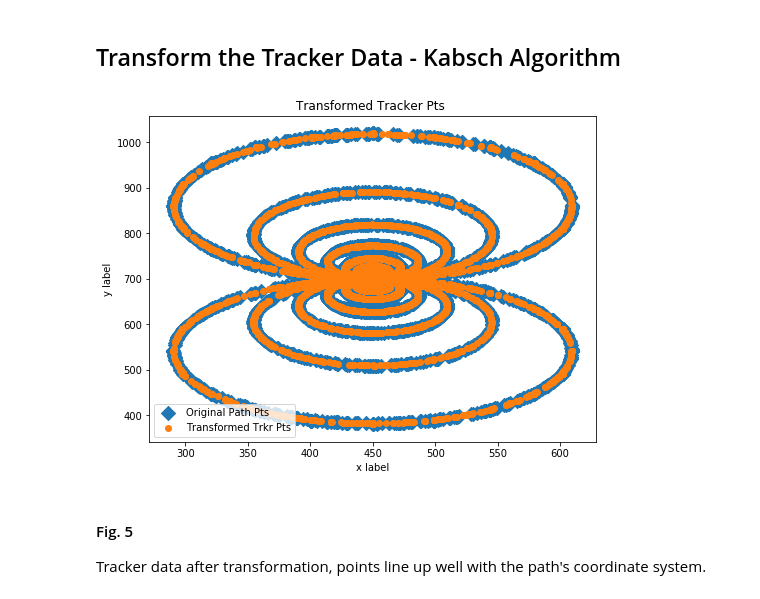
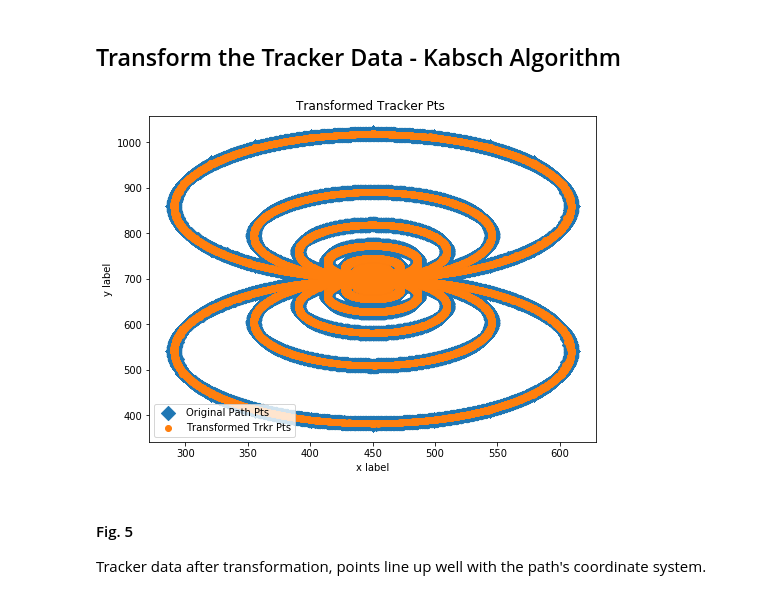
Before and after one commit to steve303/kuka_path_soln, a Jupyter notebook: path_soln.ipynb, the cells around one changed output. Cells and saved outputs as stored; diff of their text form; code cells hidden in the pictures.

```diff
--- a/path_soln.ipynb
+++ b/path_soln.ipynb
@@ -251,6 +206,5 @@ np.sum(np.array(tracker_indices) - track_reduced.trk_index)]
 # %%
 #for ease and to prevent confusion, combine path and tracker data into one dataframe
-pth_cols = ['pth_index', 'x_pth', 'y_pth', 'z_pth', 't_pth']
-trk_cols = ['trk_index', 'x_trk', 'y_trk', 'z_trk', 't_trk']
-
-synched_df = pd.concat([path_reduced[pth_cols], track_reduced[trk_cols]], axis = 1)
+index_i = [tupl[0] for tupl in dct['ijk']]
+pth_cols = ['x_pth', 'y_pth', 'z_pth', 't_pth']
+trk_cols = ['x_trk', 'y_trk', 'z_trk', 'time']
@@ -278,0 +211,4 @@ synched_mat.shape
+# %%
+#the interpolated track data set
+track_i = pd.DataFrame(dct, columns = trk_cols)
+track_i.head(3)
@@ -278,0 +220,4 @@ synched_mat.shape
+# %%
+#path data set whose index matches the track_i dataframe, note the times match between the data frames
+path_i = path.iloc[index_i][pth_cols]  #we want to use iloc to match index_i
+path_i.head(3)
@@ -317,24 +274,24 @@ def get_transformed_matrix(rot, offset, untrans):
     return output
 # %%
 #Transform the tracker data
-calibration_index = 230  #corresponds to end of reference points during calibration tracker step# = 18500 see cell# x above
-ref_points = synched_mat[ : , 1:4].copy()
-untrans_points = synched_mat[ : , 6:9].copy()
+calibration_index = 4900  #corresponds to end of reference points during calibration tracker
+ref_points = np.array(path_i)[:,0:3]
+untrans_points = np.array(track_i)[:,0:3]
 rot, offset = get_rot_offset(ref_points, untrans_points, calibration_index)
 track_transformed = get_transformed_matrix(rot, offset, untrans_points)
 # %%
 %matplotlib inline
 start = 0
-num_pts = len(track_transformed)
+num_pts = len(path_i)
 plt.figure(figsize=(8, 6))
-plt.scatter(synched_mat[start:num_pts, 1], synched_mat[start:num_pts, 2], marker='D', s=100, label='Original Path Pts')
+plt.scatter(ref_points[start:num_pts, 0], ref_points[start:num_pts, 1], marker='D', s=100, label='Original Path Pts')
 plt.scatter(track_transformed[start:num_pts, 0], track_transformed[start:num_pts, 1], label='Transformed Trkr Pts')
 plt.xlabel('x label')
 plt.ylabel('y label')
 plt.title("Transformed Tracker Pts ")
 plt.legend(loc='lower left');
 # %% [output]
-[figure, old version]
+[figure, new version]
 # %% [markdown]
 #### Fig. 5
 Tracker data after transformation, points line up well with the path's coordinate system.
```
Also changed, not shown: parts of 36 cells of this notebook.
